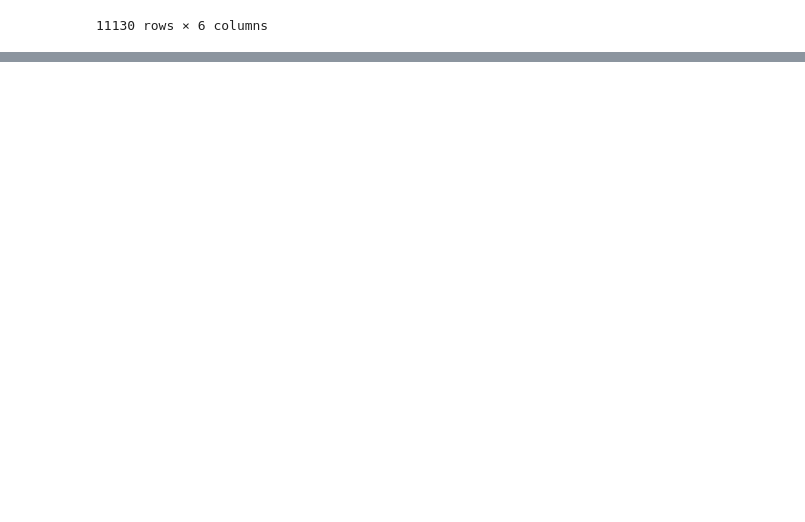
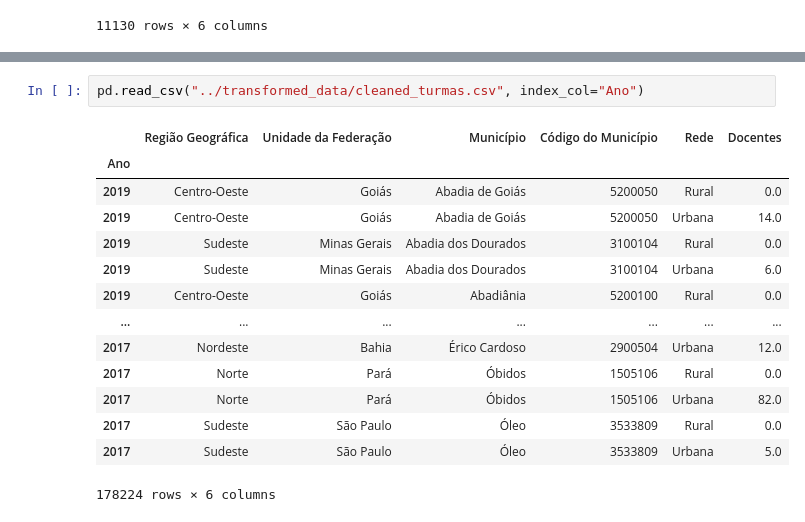
Before and after one commit to anandxrfeu/schooling_resource_predicter_data, a Jupyter notebook: notebooks/School_Survey(Anand).ipynb, the cells around one changed output, grey strips where cells are left out. Cells and saved outputs as stored; diff of their text form; blank space fills up the shorter version.

Commit message:
Cleaned datasets for survey

```diff
--- a/notebooks/School_Survey(Anand).ipynb
+++ b/notebooks/School_Survey(Anand).ipynb
@@ -64,0 +287,17 @@ df
+# %%
+pd.read_csv("../transformed_data/cleaned_turmas.csv", index_col="Ano")
+# %% [output]
+|  | Região Geográfica | Unidade da Federação | Município | Código do Município | Rede | Docentes |
+| Ano |  |  |  |  |  |  |
+| 2019 | Centro-Oeste | Goiás | Abadia de Goiás | 5200050 | Rural | 0.0 |
+| 2019 | Centro-Oeste | Goiás | Abadia de Goiás | 5200050 | Urbana | 14.0 |
+| 2019 | Sudeste | Minas Gerais | Abadia dos Dourados | 3100104 | Rural | 0.0 |
+| 2019 | Sudeste | Minas Gerais | Abadia dos Dourados | 3100104 | Urbana | 6.0 |
+| 2019 | Centro-Oeste | Goiás | Abadiânia | 5200100 | Rural | 0.0 |
+| ... | ... | ... | ... | ... | ... | ... |
+| 2017 | Nordeste | Bahia | Érico Cardoso | 2900504 | Urbana | 12.0 |
+| 2017 | Norte | Pará | Óbidos | 1505106 | Rural | 0.0 |
+| 2017 | Norte | Pará | Óbidos | 1505106 | Urbana | 82.0 |
+| 2017 | Sudeste | São Paulo | Óleo | 3533809 | Rural | 0.0 |
+| 2017 | Sudeste | São Paulo | Óleo | 3533809 | Urbana | 5.0 |
+178224 rows × 6 columns
```
Also changed, not shown: parts of 13 cells of this notebook, 5 other files.
